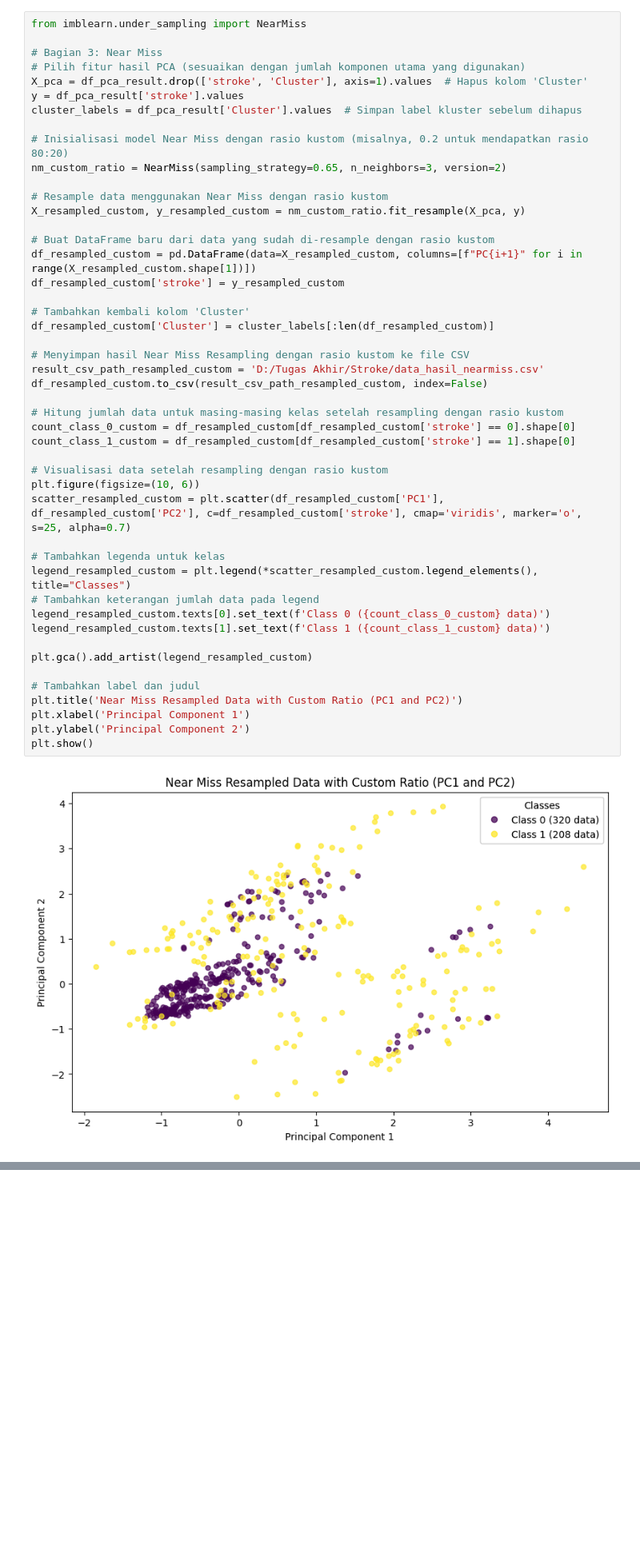
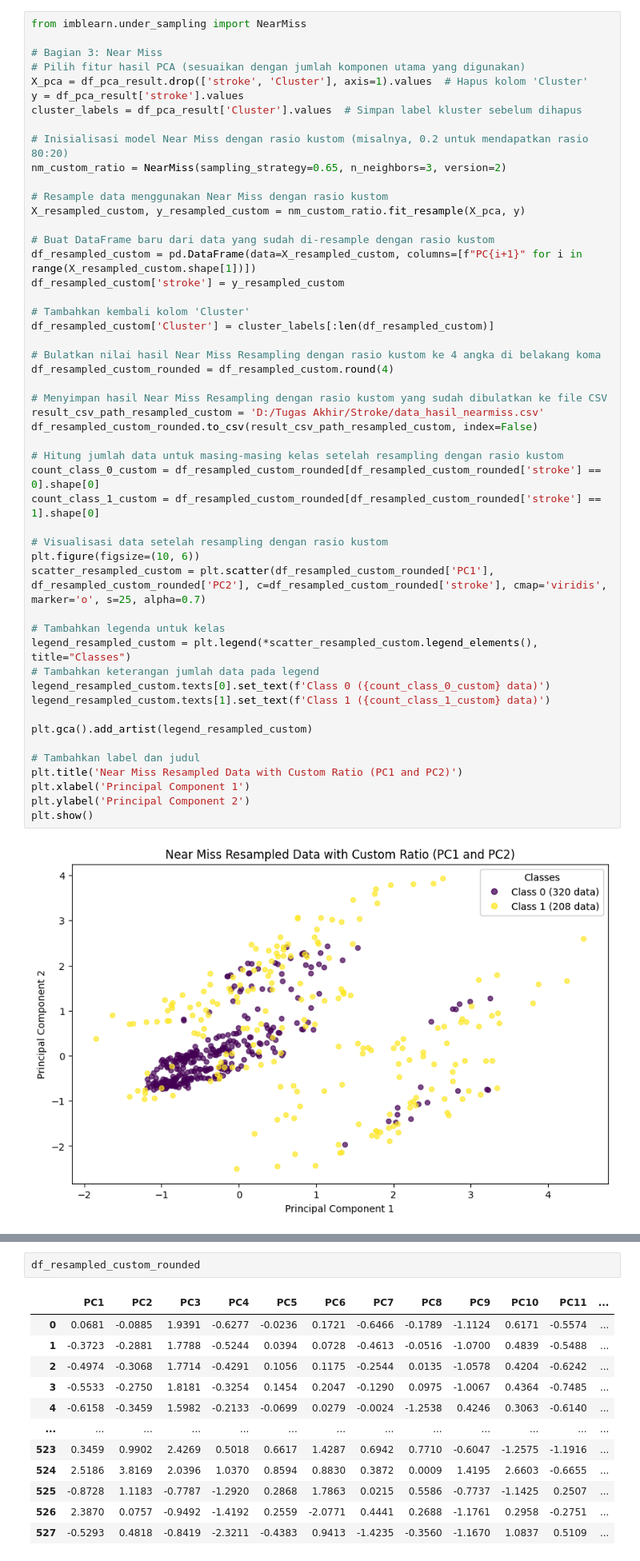
Before and after one commit to avillarafi45/TugasAkhirStrokePrediction, a Jupyter notebook: TugasAkhir.ipynb, the cells around one changed output, grey strips where cells are left out. Shown at 80% size. Drawn from its saved outputs; the diff is of its cells as text; blank space fills up the shorter version.

```diff
--- a/TugasAkhir.ipynb
+++ b/TugasAkhir.ipynb
@@ -999,17 +928,20 @@ df_resampled_custom['stroke'] = y_resampled_custom
 # Tambahkan kembali kolom 'Cluster'
 df_resampled_custom['Cluster'] = cluster_labels[:len(df_resampled_custom)]
 
-# Menyimpan hasil Near Miss Resampling dengan rasio kustom ke file CSV
+# Bulatkan nilai hasil Near Miss Resampling dengan rasio kustom ke 4 angka di belakang koma
+df_resampled_custom_rounded = df_resampled_custom.round(4)
+
+# Menyimpan hasil Near Miss Resampling dengan rasio kustom yang sudah dibulatkan ke file CSV
 result_csv_path_resampled_custom = 'D:/Tugas Akhir/Stroke/data_hasil_nearmiss.csv'
-df_resampled_custom.to_csv(result_csv_path_resampled_custom, index=False)
+df_resampled_custom_rounded.to_csv(result_csv_path_resampled_custom, index=False)
 
 # Hitung jumlah data untuk masing-masing kelas setelah resampling dengan rasio kustom
-count_class_0_custom = df_resampled_custom[df_resampled_custom['stroke'] == 0].shape[0]
-count_class_1_custom = df_resampled_custom[df_resampled_custom['stroke'] == 1].shape[0]
+count_class_0_custom = df_resampled_custom_rounded[df_resampled_custom_rounded['stroke'] == 0].shape[0]
+count_class_1_custom = df_resampled_custom_rounded[df_resampled_custom_rounded['stroke'] == 1].shape[0]
 
 # Visualisasi data setelah resampling dengan rasio kustom
 plt.figure(figsize=(10, 6))
-scatter_resampled_custom = plt.scatter(df_resampled_custom['PC1'], df_resampled_custom['PC2'], c=df_resampled_custom['stroke'], cmap='viridis', marker='o', s=25, alpha=0.7)
+scatter_resampled_custom = plt.scatter(df_resampled_custom_rounded['PC1'], df_resampled_custom_rounded['PC2'], c=df_resampled_custom_rounded['stroke'], cmap='viridis', marker='o', s=25, alpha=0.7)
 
 # Tambahkan legenda untuk kelas
 legend_resampled_custom = plt.legend(*scatter_resampled_custom.legend_elements(), title="Classes")
@@ -1044,0 +961,15 @@ df_resampled_custom
+# %%
+df_resampled_custom_rounded
+# %% [output]
+|  | PC1 | PC2 | PC3 | PC4 | PC5 | PC6 | PC7 | PC8 | PC9 | PC10 | PC11 | ... |
+| 0 | 0.0681 | -0.0885 | 1.9391 | -0.6277 | -0.0236 | 0.1721 | -0.6466 | -0.1789 | -1.1124 | 0.6171 | -0.5574 | ... |
+| 1 | -0.3723 | -0.2881 | 1.7788 | -0.5244 | 0.0394 | 0.0728 | -0.4613 | -0.0516 | -1.0700 | 0.4839 | -0.5488 | ... |
+| 2 | -0.4974 | -0.3068 | 1.7714 | -0.4291 | 0.1056 | 0.1175 | -0.2544 | 0.0135 | -1.0578 | 0.4204 | -0.6242 | ... |
+| 3 | -0.5533 | -0.2750 | 1.8181 | -0.3254 | 0.1454 | 0.2047 | -0.1290 | 0.0975 | -1.0067 | 0.4364 | -0.7485 | ... |
+| 4 | -0.6158 | -0.3459 | 1.5982 | -0.2133 | -0.0699 | 0.0279 | -0.0024 | -1.2538 | 0.4246 | 0.3063 | -0.6140 | ... |
+| ... | ... | ... | ... | ... | ... | ... | ... | ... | ... | ... | ... | ... |
+| 523 | 0.3459 | 0.9902 | 2.4269 | 0.5018 | 0.6617 | 1.4287 | 0.6942 | 0.7710 | -0.6047 | -1.2575 | -1.1916 | ... |
+| 524 | 2.5186 | 3.8169 | 2.0396 | 1.0370 | 0.8594 | 0.8830 | 0.3872 | 0.0009 | 1.4195 | 2.6603 | -0.6655 | ... |
+| 525 | -0.8728 | 1.1183 | -0.7787 | -1.2920 | 0.2868 | 1.7863 | 0.0215 | 0.5586 | -0.7737 | -1.1425 | 0.2507 | ... |
+| 526 | 2.3870 | 0.0757 | -0.9492 | -1.4192 | 0.2559 | -2.0771 | 0.4441 | 0.2688 | -1.1761 | 0.2958 | -0.2751 | ... |
+| 527 | -0.5293 | 0.4818 | -0.8419 | -2.3211 | -0.4383 | 0.9413 | -1.4235 | -0.3560 | -1.1670 | 1.0837 | 0.5109 | ... |
```
Also changed, not shown: parts of 16 cells of this notebook, 9 other files.
